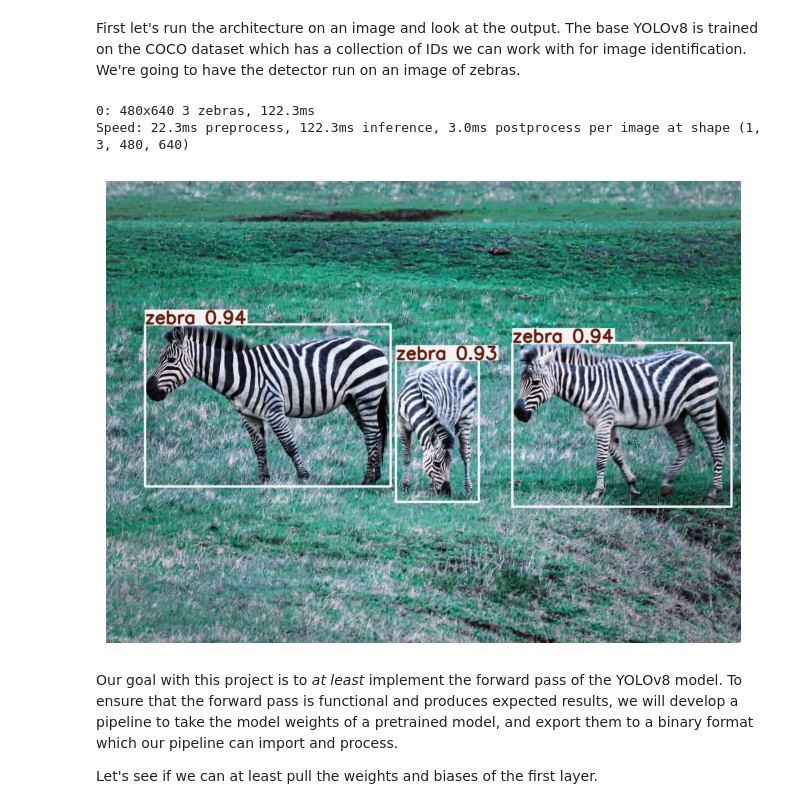
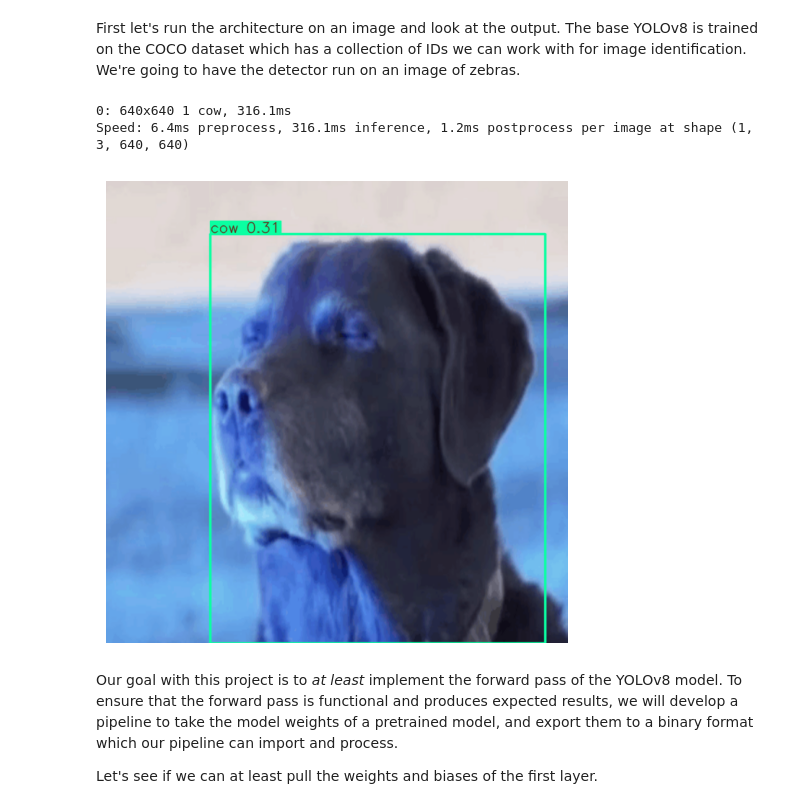
Before and after one commit to Dolphcode/cs455-gpu-cluster-proj, a Jupyter notebook: project/v0_ipynb/yolov8_test.ipynb, the cells around one changed output. Cells and saved outputs as stored; diff of their text form; code cells hidden in the pictures.

```diff
--- a/project/v0_ipynb/yolov8_test.ipynb
+++ b/project/v0_ipynb/yolov8_test.ipynb
@@ -11,27 +11,28 @@ First let's run the architecture on an image and look at the output. The base YO
 # %%
 import cv2
 import matplotlib.pyplot as plt
 
 # Select the image to scan
-IMG_PATH = "res/zebras.jpg"
+IMG_PATH = "dog_faith.png"
 
 # Read that
 image = cv2.imread(IMG_PATH)
+image = cv2.resize(img, (640, 640))
 
 results = model(image, device="cpu")
 
 # Draws the annotated plot
 img_annotated = results[0].plot()  # draws boxes on the image
 
 # Plot the selected frame
 plt.figure(figsize=(10, 6))
 plt.imshow(img_annotated)
 plt.axis("off")
 plt.show()
 # %% [output]
-0: 480x640 3 zebras, 122.3ms
-Speed: 22.3ms preprocess, 122.3ms inference, 3.0ms postprocess per image at shape (1, 3, 480, 640)
+0: 640x640 1 cow, 316.1ms
+Speed: 6.4ms preprocess, 316.1ms inference, 1.2ms postprocess per image at shape (1, 3, 640, 640)
-[figure, old version]
+[figure, new version]
 # %% [markdown]
 Our goal with this project is to *at least* implement the forward pass of the YOLOv8 model. To ensure that the forward pass is functional and produces expected results, we will develop a pipeline to take the model weights of a pretrained model, and export them to a binary format which our pipeline can import and process.
 
```
Also changed, not shown: parts of 3 cells of this notebook, 10 other files.
